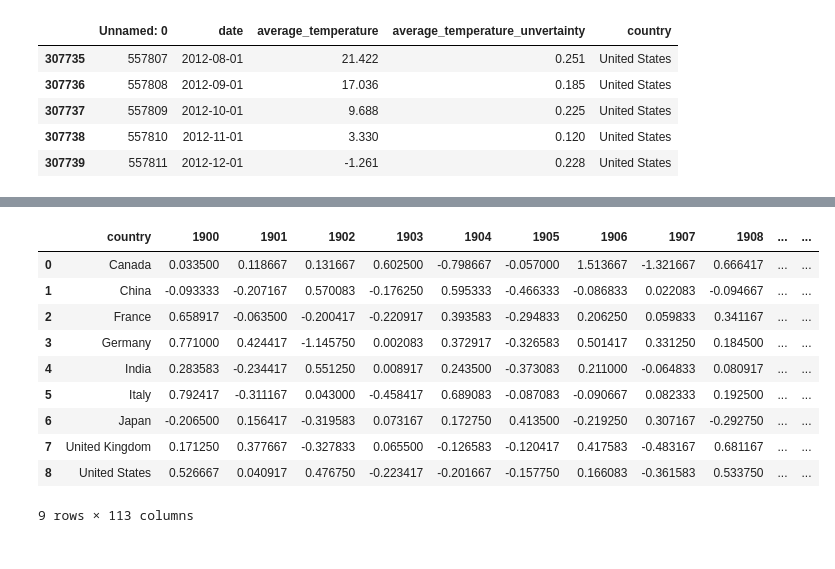
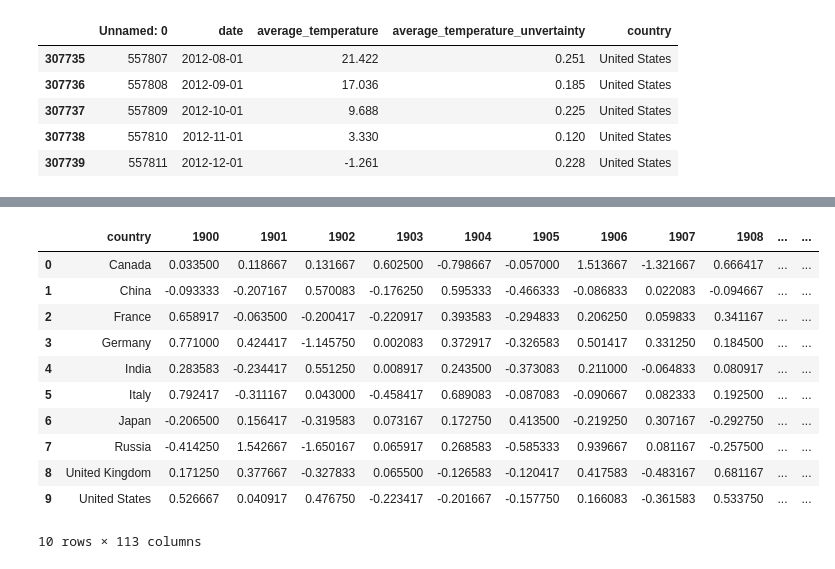
Before and after one commit to PatrickSchuetten/Climate_Change_Data_Exploration, a Jupyter notebook: notebooks/annual_diff_meantemp_by_country.ipynb, the cells around one changed output, grey strips where cells are left out. Saved outputs shown, nothing was run; the diff lists cells and outputs as text; code cells hidden in the pictures.

```diff
--- a/notebooks/annual_diff_meantemp_by_country.ipynb
+++ b/notebooks/annual_diff_meantemp_by_country.ipynb
@@ -51,6 +70,6 @@ See the caveats in the documentation: https://pandas.pydata.org/pandas-docs/stab
 # %%
-temp_county_top10_pivot = pd.pivot_table(temp_county_top10, index=['country','year'], values='average_temperature', aggfunc=np.mean).reset_index()
-temp_county_top10_pivot
+temp_country_top10_pivot = pd.pivot_table(temp_country_top10, index=['country','year'], values='average_temperature', aggfunc=np.mean).reset_index()
+temp_country_top10_pivot
 # %% [output]
 |  | country | year | average_temperature |
 | 0 | Canada | 1900 | -5.018750 |
@@ -68,6 +87,6 @@ temp_county_top10_pivot
 # %%
-temp_county_top10 = pd.pivot(temp_county_top10_pivot, index='country', columns='year', values='average_temperature').reset_index()
-temp_county_top10
+temp_country_top10 = pd.pivot(temp_country_top10_pivot, index='country', columns='year', values='average_temperature').reset_index()
+temp_country_top10
 # %% [output]
 | year | country | 1900 | 1901 | 1902 | 1903 | 1904 | 1905 | 1906 | 1907 | 1908 | ... | ... |
 | 0 | Canada | -5.018750 | -5.052250 | -5.170917 | -5.302583 | -5.905083 | -5.106417 | -5.049417 | -6.563083 | -5.241417 | ... | ... |
@@ -83,26 +103,27 @@ temp_county_top10
 # %%
-list_of_col = temp_county_top10.columns
+list_of_col = temp_country_top10.columns
 for x in list_of_col:
     if (x != 'country') & (x != 1900):
-        temp_county_top10[f"diff{x}"] = temp_county_top10[x-1] - temp_county_top10[x]
+        temp_country_top10[f"diff{x}"] = temp_country_top10[x-1] - temp_country_top10[x]
     else:
         pass
 # %%
-temp_county_top10_diff = temp_county_top10.drop(columns=list_of_col[1:], axis=1)
+temp_country_top10_diff = temp_country_top10.drop(columns=list_of_col[1:], axis=1)
 # %%
 modified_list_of_col = pd.Index([x for x in list_of_col if x != 1980])
-temp_county_top10_diff.columns = modified_list_of_col
-temp_county_top10_diff
+temp_country_top10_diff.columns = modified_list_of_col
+temp_country_top10_diff
 # %% [output]
 |  | country | 1900 | 1901 | 1902 | 1903 | 1904 | 1905 | 1906 | 1907 | 1908 | ... | ... |
 | 0 | Canada | 0.033500 | 0.118667 | 0.131667 | 0.602500 | -0.798667 | -0.057000 | 1.513667 | -1.321667 | 0.666417 | ... | ... |
 | 1 | China | -0.093333 | -0.207167 | 0.570083 | -0.176250 | 0.595333 | -0.466333 | -0.086833 | 0.022083 | -0.094667 | ... | ... |
 | 2 | France | 0.658917 | -0.063500 | -0.200417 | -0.220917 | 0.393583 | -0.294833 | 0.206250 | 0.059833 | 0.341167 | ... | ... |
 | 3 | Germany | 0.771000 | 0.424417 | -1.145750 | 0.002083 | 0.372917 | -0.326583 | 0.501417 | 0.331250 | 0.184500 | ... | ... |
 | 4 | India | 0.283583 | -0.234417 | 0.551250 | 0.008917 | 0.243500 | -0.373083 | 0.211000 | -0.064833 | 0.080917 | ... | ... |
 | 5 | Italy | 0.792417 | -0.311167 | 0.043000 | -0.458417 | 0.689083 | -0.087083 | -0.090667 | 0.082333 | 0.192500 | ... | ... |
 | 6 | Japan | -0.206500 | 0.156417 | -0.319583 | 0.073167 | 0.172750 | 0.413500 | -0.219250 | 0.307167 | -0.292750 | ... | ... |
-| 7 | United Kingdom | 0.171250 | 0.377667 | -0.327833 | 0.065500 | -0.126583 | -0.120417 | 0.417583 | -0.483167 | 0.681167 | ... | ... |
-| 8 | United States | 0.526667 | 0.040917 | 0.476750 | -0.223417 | -0.201667 | -0.157750 | 0.166083 | -0.361583 | 0.533750 | ... | ... |
+| 7 | Russia | -0.414250 | 1.542667 | -1.650167 | 0.065917 | 0.268583 | -0.585333 | 0.939667 | 0.081167 | -0.257500 | ... | ... |
+| 8 | United Kingdom | 0.171250 | 0.377667 | -0.327833 | 0.065500 | -0.126583 | -0.120417 | 0.417583 | -0.483167 | 0.681167 | ... | ... |
+| 9 | United States | 0.526667 | 0.040917 | 0.476750 | -0.223417 | -0.201667 | -0.157750 | 0.166083 | -0.361583 | 0.533750 | ... | ... |
-9 rows × 113 columns
+10 rows × 113 columns
 # %%
```
Also changed, not shown: parts of 13 cells of this notebook, 1 other file.
